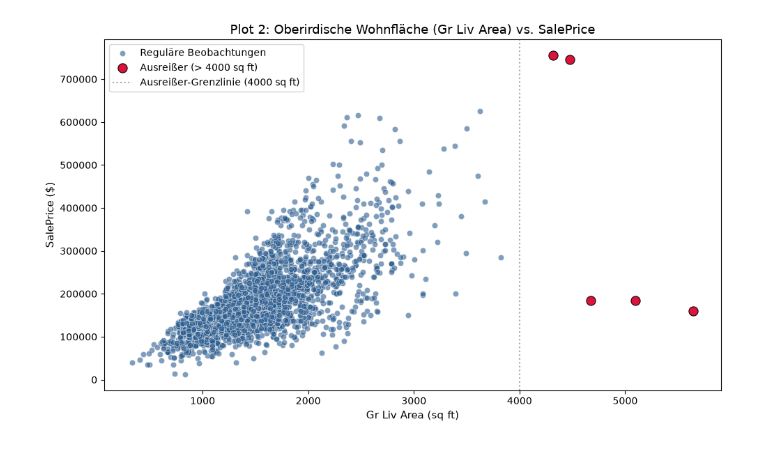
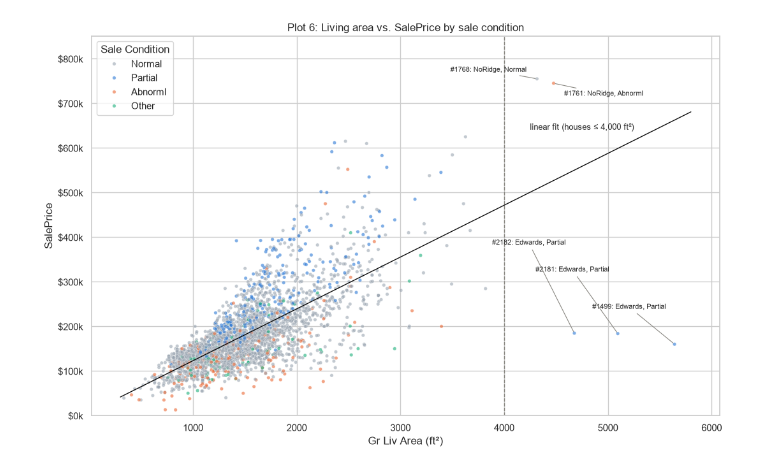
Before and after one commit to AdelinGabriel21/ames-housing-analysis, a Jupyter notebook: notebooks/01_exploratory_data_analysis.ipynb, the cells around one changed output. Saved outputs shown, nothing was run; the diff lists cells and outputs as text; code cells hidden in the pictures.

```diff
--- a/notebooks/01_exploratory_data_analysis.ipynb
+++ b/notebooks/01_exploratory_data_analysis.ipynb
@@ -161,41 +507,62 @@ plt.show()
 # %%
-plt.figure(figsize=(10, 6))
-
-# Standardpunkte
-sns.scatterplot(
-    data=df[df["Gr Liv Area"] <= 4000],
-    x="Gr Liv Area",
-    y="SalePrice",
-    color="#2b5c8f",
-    alpha=0.6,
-    label="Reguläre Beobachtungen",
+# Merge the three small sale conditions, so that the colors stay distinguishable
+sale_condition = housing_clean["Sale Condition"].where(
+    housing_clean["Sale Condition"].isin(["Normal", "Partial", "Abnorml"]), "Other"
 )
 
-# Extreme Ausreißer (> 4000 sq ft)
+# Straight line fitted to the regular houses (up to 4,000 ft²)
+regular = housing_clean[~housing_clean["is_extreme"]]
+slope, intercept = np.polyfit(regular["Gr Liv Area"], regular[target], 1)
+extreme = housing_clean[housing_clean["is_extreme"]]
+
+fig, ax = plt.subplots(figsize=(11, 7))
 sns.scatterplot(
-    data=df[df["Gr Liv Area"] > 4000],
-    x="Gr Liv Area",
-    y="SalePrice",
-    color="crimson",
-    s=90,
-    edgecolor="black",
-    label="Ausreißer (> 4000 sq ft)",
+    x=housing_clean["Gr Liv Area"],
+    y=housing_clean[target],
+    hue=sale_condition,
+    hue_order=["Normal", "Partial", "Abnorml", "Other"],
+    palette={"Normal": "#9aa5b1", "Partial": "#2a78d6", "Abnorml": "#eb6834", "Other": "#1baf7a"},
+    alpha=0.6,
+    s=15,
+    ax=ax,
+)
+x_fit = np.array([300, 5800])
+ax.plot(x_fit, intercept + slope * x_fit, color="#0b0b0b", linewidth=1)
+ax.annotate("linear fit (houses ≤ 4,000 ft²)", xy=(5250, intercept + slope * 5250), xytext=(0, 12),
+            textcoords="offset points", ha="right", fontsize=9)
+ax.axvline(4000, color="#898781", linestyle="--", linewidth=1)
+
+# Label offsets (in points) chosen so that the five labels do not overlap
+label_offsets = {1499: (-10, 40), 2181: (-10, 70), 2182: (-10, 100), 1761: (12, -14), 1768: (-12, 8)}
+for _, house in extreme.iterrows():
+    dx, dy = label_offsets[house["Order"]]
+    ax.annotate(
+        f"#{house['Order']}: {house['Neighborhood']}, {house['Sale Condition']}",
+        xy=(house["Gr Liv Area"], house[target]),
+        xytext=(dx, dy),
+        textcoords="offset points",
+        ha="left" if dx > 0 else "right",
+        fontsize=8,
+        arrowprops={"arrowstyle": "-", "color": "#898781", "linewidth": 0.8},
+    )
+
+ax.set_ylim(0, 850_000)
+ax.yaxis.set_major_formatter(k_dollars)
+ax.set_title("Plot 6: Living area vs. SalePrice by sale condition")
+ax.set_xlabel("Gr Liv Area (ft²)")
+ax.set_ylabel("SalePrice")
+plt.tight_layout()
+plt.show()
+
+print(f"Pearson r (Gr Liv Area, SalePrice): {housing_clean['Gr Liv Area'].corr(housing_clean[target]):.2f}")
+display(
+    extreme[["Order", "Neighborhood", "Sale Condition", "Gr Liv Area", target]]
+    .assign(**{"Predicted by linear fit": (intercept + slope * extreme["Gr Liv Area"]).round(-3).astype(int)})
 )
 
-plt.axvline(
-    4000,
-    color="gray",
-    linestyle=":",
-    alpha=0.7,
-    label="Ausreißer-Grenzlinie (4000 sq ft)",
-)
-plt.title(
-    "Plot 2: Oberirdische Wohnfläche (Gr Liv Area) vs. SalePrice", fontsize=13
-)
-plt.xlabel("Gr Liv Area (sq ft)", fontsize=11)
-plt.ylabel("SalePrice ($)", fontsize=11)
-plt.legend()
-plt.tight_layout()
-plt.show()
+# Spread of the residuals around the line, per size band
+residuals = regular[target] - (intercept + slope * regular["Gr Liv Area"])
+size_band = pd.cut(regular["Gr Liv Area"], [0, 1000, 1500, 2000, 2500, 4000])
+display(residuals.groupby(size_band, observed=True).std().round(-3).rename("Residual std").to_frame())
 # %% [output]
-[figure, old version]
+[figure, new version]
```
Also changed, not shown: parts of 38 cells of this notebook.
